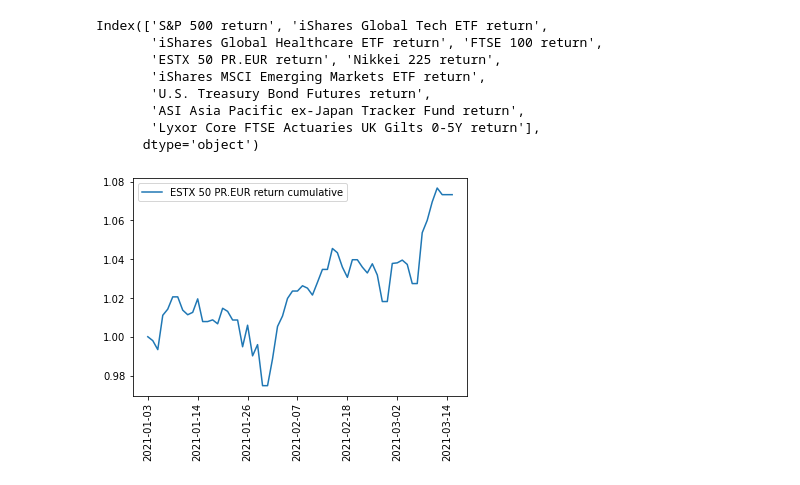
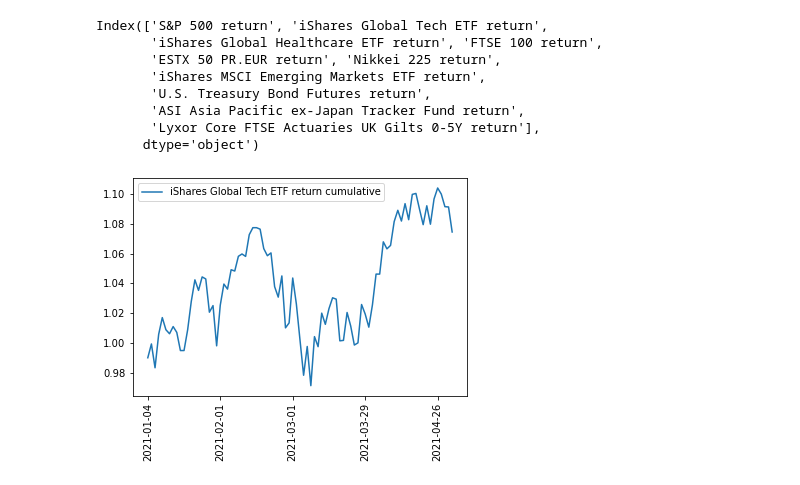
Before and after one commit to dhirlea/Portfolio-Optimizer, a Jupyter notebook: Statistical_Analysis_of_Returns.ipynb, the cells around one changed output. Saved outputs shown, nothing was run; the diff lists cells and outputs as text; code cells hidden in the pictures.

```diff
--- a/Statistical_Analysis_of_Returns.ipynb
+++ b/Statistical_Analysis_of_Returns.ipynb
@@ -24,14 +24,14 @@ Index(['S&P 500 return', 'iShares Global Tech ETF return',
       dtype='object')
 # %%
 # Plot cumulative return of individual holdings
-security_name = 'ESTX 50 PR.EUR return'
+security_name = 'iShares Global Tech ETF return'
 subset_security_returns_df = pd.DataFrame(individual_security_returns_df.loc['2021-01-01' :, security_name])
 subset_security_returns_df[security_name + ' cumulative'] = np.cumprod(1+subset_security_returns_df[security_name])
 subset_security_returns_df.plot(kind = 'line', y = security_name + ' cumulative')
 plt.xticks(rotation=90)
 plt.show()
 # %% [output]
-[figure, old version]
+[figure, new version]
 # %%
 sns.distplot(backtested_strategy_returns_df['Backtested strategy'], bins=int(np.sqrt(backtested_strategy_returns_df.shape[0])))
 plt.show()
```
Also changed, not shown: parts of 3 cells of this notebook, 3 other files.
